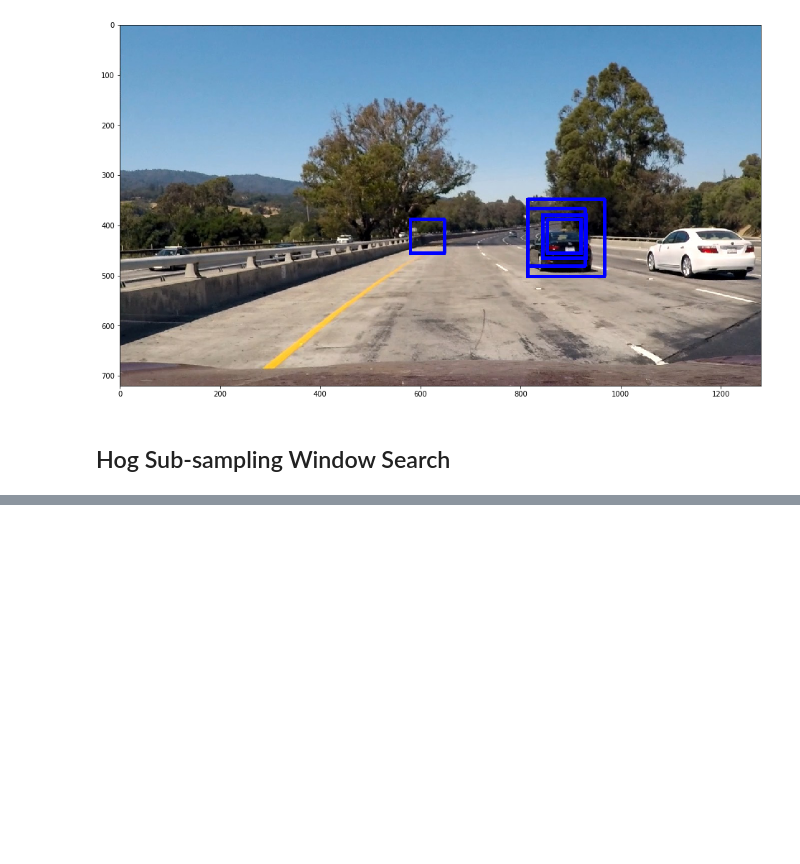
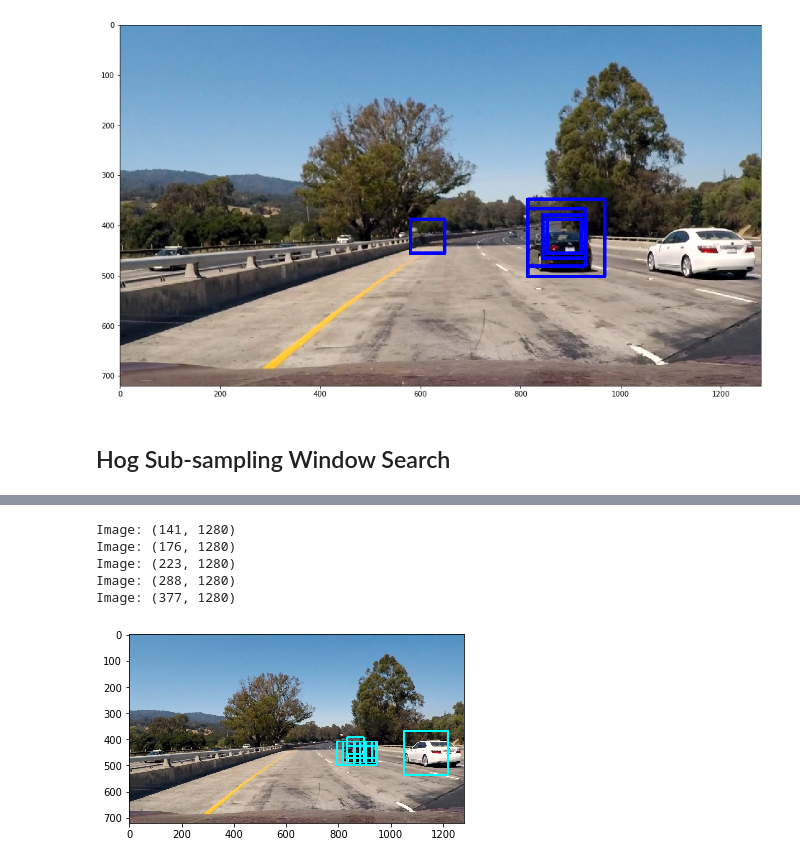
Before and after one commit to cazacov/CarND-Vehicle-Detection, a Jupyter notebook: project.ipynb, the cells around one changed output, grey strips where cells are left out. Saved outputs shown, nothing was run; the diff lists cells and outputs as text; code cells hidden in the pictures; blank space fills up the shorter version.

```diff
--- a/project.ipynb
+++ b/project.ipynb
@@ -562,0 +577,43 @@ C:\Users\Victor\Miniconda3\envs\carnd-term1\lib\site-packages\skimage\feature\_h
+# %%
+def calculate_scales():
+    steps = 6
+    smax = 5
+
+    result = []
+
+    sstep = np.power(smax, 1.0 / (steps-1))
+
+    for i in range(steps):
+        if i == 0:
+            scale = 1
+        else:
+            scale = np.power(sstep, i)
+        top = np.int(408 - scale * 15)
+        bottom = np.int(460 + scale *  50)
+        result.append((scale, top, bottom))
+
+    return result
+
+
+clf = joblib.load('./cache/classifier.joblib.pkl')
+X_scaler = joblib.load('./cache/scaler.joblib.pkl')
+
+
+def find_cars_ext(fname, scaler, clf, parameters):
+    img = read_normalized(fname)
+
+    colors = [(255,0,0),(0,255,0),(255,255,0), (0,0,255),(255,0,255),(0,255,255),(255,255,255)]
+    scales = calculate_scales()
+
+    for scale, ytop,ybottom in scales:
+        hot_windows = find_cars(img, ytop, ybottom, scale, clf, X_scaler, parameters)
+        #print(hot_windows)
+        for window in hot_windows:
+            cv2.rectangle(img, window[0], window[1], colors[i], 6)
+
+    plt.imshow(img)
+    plt.show()
+
+
+find_cars_ext('./test_images/test1.jpg',X_scaler,clf,parameters)
+# %% [output]
@@ -562,0 +622,6 @@ C:\Users\Victor\Miniconda3\envs\carnd-term1\lib\site-packages\skimage\feature\_h
+Image: (141, 1280)
+Image: (176, 1280)
+Image: (223, 1280)
+Image: (288, 1280)
+Image: (377, 1280)
+[figure, added]
```
Also changed, not shown: parts of 3 cells of this notebook.
